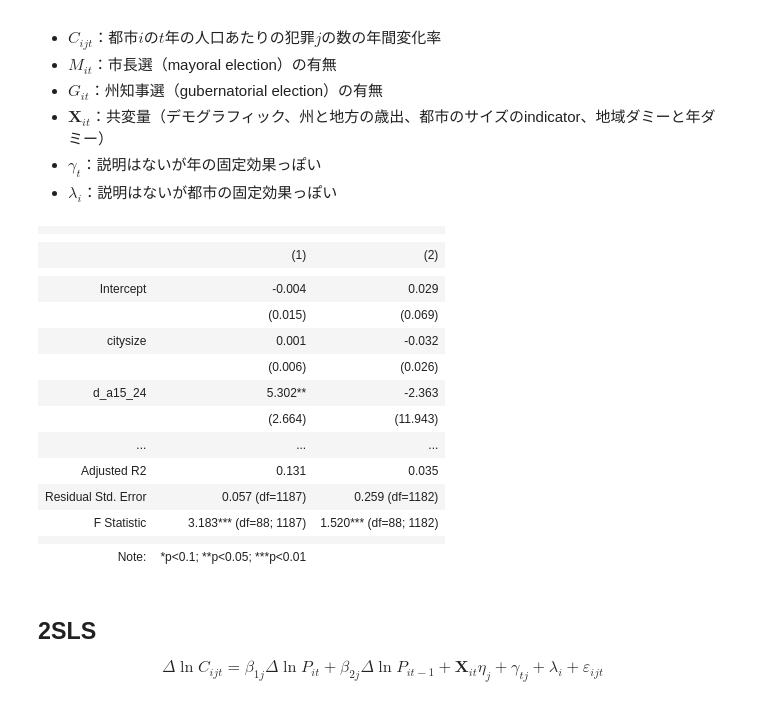
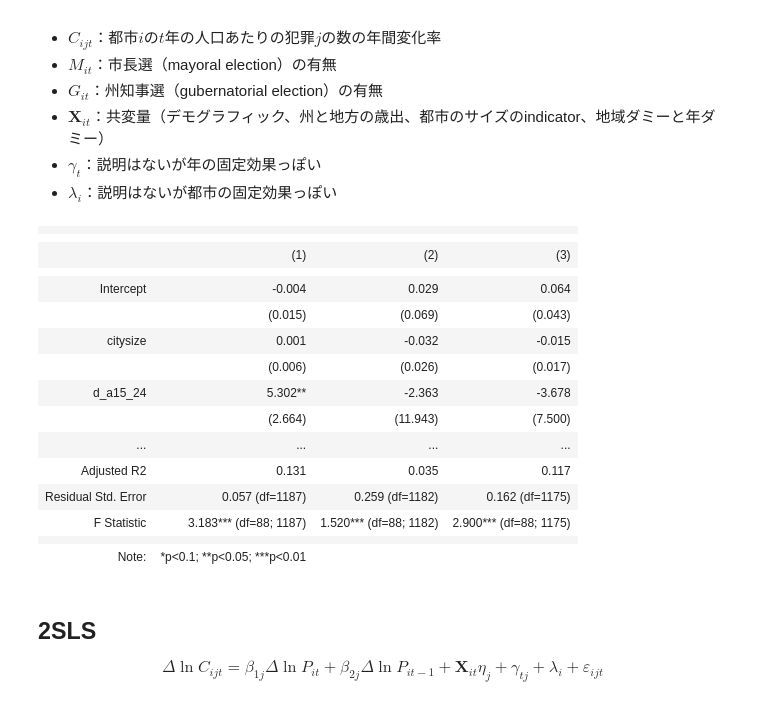
Before and after one commit to nigimitama/levitt, a Jupyter notebook: notebooks/memo.ipynb, the cells around one changed output. Cells and saved outputs as stored; diff of their text form; code cells hidden in the pictures.

```diff
--- a/notebooks/memo.ipynb
+++ b/notebooks/memo.ipynb
@@ -213,31 +213,33 @@ $$
 # %%
 from stargazer.stargazer import Stargazer
 import statsmodels.api as sm
 
 # first stage
 Stargazer([
     sm.OLS.from_formula(formula="d_sworn ~ elecyear + governor + d_sta_educ + d_sta_welf + d_unemp + d_a15_24 + d_citybla + d_cityfemh + citysize + year + name",
                         data=df.assign(year = lambda self: self.year.astype('category'))).fit(),
     sm.OLS.from_formula(formula="d_murder ~ elecyear + governor + d_sta_educ + d_sta_welf + d_unemp + d_a15_24 + d_citybla + d_cityfemh + citysize + year + name",
                         data=df.assign(year = lambda self: self.year.astype('category'))).fit(),
+    sm.OLS.from_formula(formula="d_rape ~ elecyear + governor + d_sta_educ + d_sta_welf + d_unemp + d_a15_24 + d_citybla + d_cityfemh + citysize + year + name",
+                        data=df.assign(year = lambda self: self.year.astype('category'))).fit(),
 ])
 # %% [output]
-|  |  |  |
+|  |  |  |  |
 |  |
-|  | (1) | (2) |
-|  |  |  |
-| Intercept | -0.004 | 0.029 |
-|  | (0.015) | (0.069) |
-| citysize | 0.001 | -0.032 |
-|  | (0.006) | (0.026) |
-| d_a15_24 | 5.302** | -2.363 |
-|  | (2.664) | (11.943) |
-| ... | ... | ... |
-| Adjusted R2 | 0.131 | 0.035 |
-| Residual Std. Error | 0.057 (df=1187) | 0.259 (df=1182) |
-| F Statistic | 3.183*** (df=88; 1187) | 1.520*** (df=88; 1182) |
-|  |  |  |
-| Note: | *p<0.1; **p<0.05; ***p<0.01 |  |
+|  | (1) | (2) | (3) |
+|  |  |  |  |
+| Intercept | -0.004 | 0.029 | 0.064 |
+|  | (0.015) | (0.069) | (0.043) |
+| citysize | 0.001 | -0.032 | -0.015 |
+|  | (0.006) | (0.026) | (0.017) |
+| d_a15_24 | 5.302** | -2.363 | -3.678 |
+|  | (2.664) | (11.943) | (7.500) |
+| ... | ... | ... | ... |
+| Adjusted R2 | 0.131 | 0.035 | 0.117 |
+| Residual Std. Error | 0.057 (df=1187) | 0.259 (df=1182) | 0.162 (df=1175) |
+| F Statistic | 3.183*** (df=88; 1187) | 1.520*** (df=88; 1182) | 2.900*** (df=88; 1175) |
+|  |  |  |  |
+| Note: | *p<0.1; **p<0.05; ***p<0.01 |  |  |
 # %% [markdown]
 ## 2SLS
 
```
Also changed, not shown: parts of 1 cell of this notebook, 1 other file.
